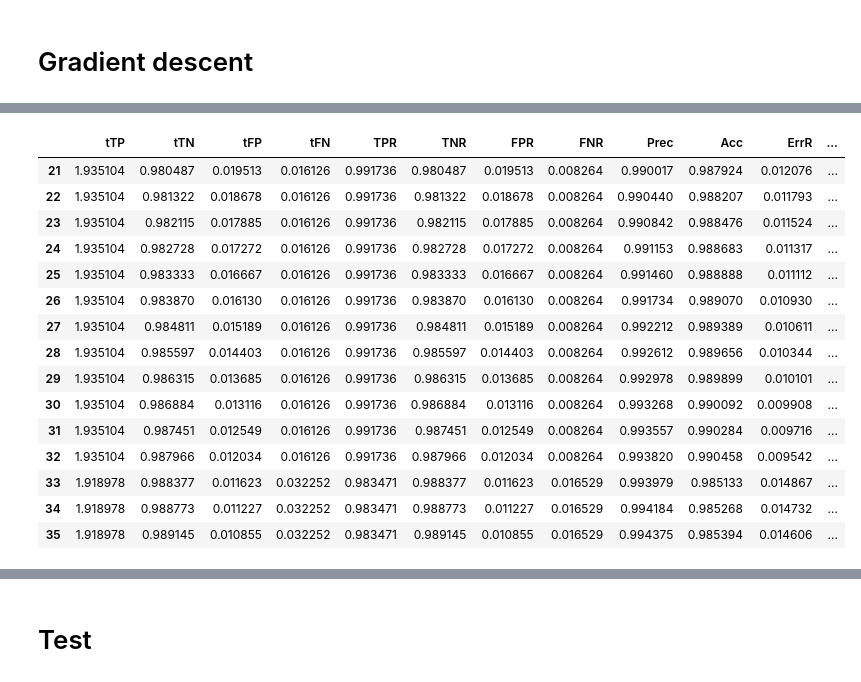
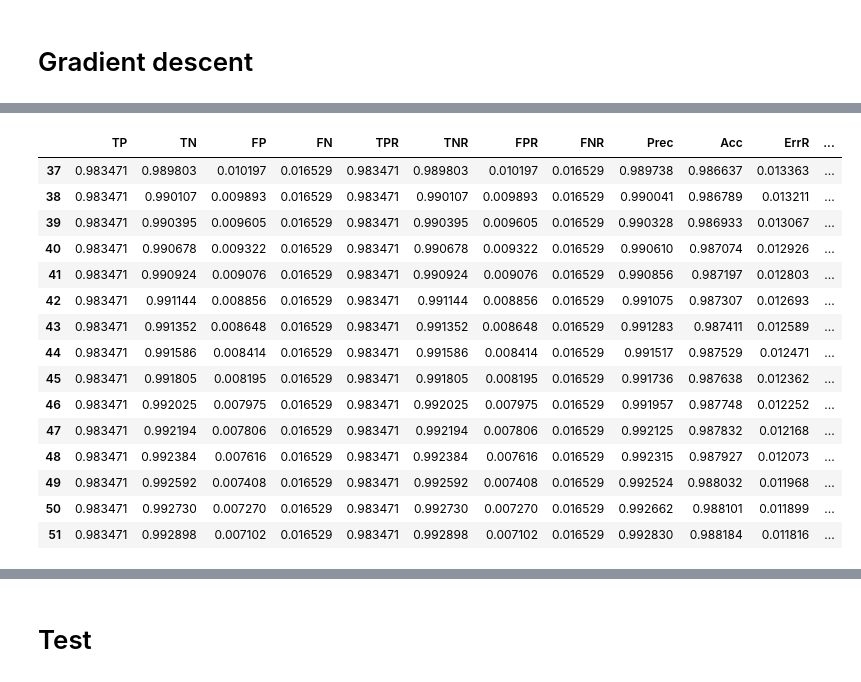
Before and after one commit to mgendr/CTU_13_Supervision_Des_Systemes, a Jupyter notebook: Find_Anomaly_thresh.ipynb, the cells around one changed output, grey strips where cells are left out. Drawn from its saved outputs; the diff is of its cells as text; code cells hidden in the pictures.

```diff
--- a/Find_Anomaly_thresh.ipynb
+++ b/Find_Anomaly_thresh.ipynb
@@ -212,11 +227,15 @@ clf.coef_, clf.intercept_
 # %% [markdown]
 # Gradient descent
 # %%
-def compute_metrics(data,threshold, window = 5) :
+def compute_metrics(data,threshold, window = 5, consider_window_correc = False) :
     #don't know if we have to consider the entire df
 
-    alpha = 0.01
-    correc_func = np.exp(-alpha * window)+1
+    if consider_window_correc :
+        alpha = 0.01
+        correc_func = np.exp(-alpha * window)+1
+    else :
+        correc_func = 1
+
 
     tTP= []
     tTN = []
@@ -313,22 +332,24 @@ plt.legend(legend)
 # %%
+
 metrics_df = pd.DataFrame.from_records(list_metrics)
+metrics_df.rename(columns = {"tTP":"TP", "tTN":"TN", "tFP":"FP", "tFN":"FN"}, inplace = True)
 metrics_df["thresholds"] = thresholds
-selected = metrics_df[metrics_df.tFP<0.02]
-selected.sort_values(by = ["tTP", "thresholds"], ascending = [False, True]).head(15)
+selected = metrics_df[metrics_df.FP<0.0105]
+selected.sort_values(by = ["TP", "thresholds"], ascending = [False, True]).head(15)
 # %% [output]
-|  | tTP | tTN | tFP | tFN | TPR | TNR | FPR | FNR | Prec | Acc | ErrR | ... |
-| 21 | 1.935104 | 0.980487 | 0.019513 | 0.016126 | 0.991736 | 0.980487 | 0.019513 | 0.008264 | 0.990017 | 0.987924 | 0.012076 | ... |
-| 22 | 1.935104 | 0.981322 | 0.018678 | 0.016126 | 0.991736 | 0.981322 | 0.018678 | 0.008264 | 0.990440 | 0.988207 | 0.011793 | ... |
-| 23 | 1.935104 | 0.982115 | 0.017885 | 0.016126 | 0.991736 | 0.982115 | 0.017885 | 0.008264 | 0.990842 | 0.988476 | 0.011524 | ... |
-| 24 | 1.935104 | 0.982728 | 0.017272 | 0.016126 | 0.991736 | 0.982728 | 0.017272 | 0.008264 | 0.991153 | 0.988683 | 0.011317 | ... |
-| 25 | 1.935104 | 0.983333 | 0.016667 | 0.016126 | 0.991736 | 0.983333 | 0.016667 | 0.008264 | 0.991460 | 0.988888 | 0.011112 | ... |
-| 26 | 1.935104 | 0.983870 | 0.016130 | 0.016126 | 0.991736 | 0.983870 | 0.016130 | 0.008264 | 0.991734 | 0.989070 | 0.010930 | ... |
-| 27 | 1.935104 | 0.984811 | 0.015189 | 0.016126 | 0.991736 | 0.984811 | 0.015189 | 0.008264 | 0.992212 | 0.989389 | 0.010611 | ... |
-| 28 | 1.935104 | 0.985597 | 0.014403 | 0.016126 | 0.991736 | 0.985597 | 0.014403 | 0.008264 | 0.992612 | 0.989656 | 0.010344 | ... |
-| 29 | 1.935104 | 0.986315 | 0.013685 | 0.016126 | 0.991736 | 0.986315 | 0.013685 | 0.008264 | 0.992978 | 0.989899 | 0.010101 | ... |
-| 30 | 1.935104 | 0.986884 | 0.013116 | 0.016126 | 0.991736 | 0.986884 | 0.013116 | 0.008264 | 0.993268 | 0.990092 | 0.009908 | ... |
-| 31 | 1.935104 | 0.987451 | 0.012549 | 0.016126 | 0.991736 | 0.987451 | 0.012549 | 0.008264 | 0.993557 | 0.990284 | 0.009716 | ... |
-| 32 | 1.935104 | 0.987966 | 0.012034 | 0.016126 | 0.991736 | 0.987966 | 0.012034 | 0.008264 | 0.993820 | 0.990458 | 0.009542 | ... |
-| 33 | 1.918978 | 0.988377 | 0.011623 | 0.032252 | 0.983471 | 0.988377 | 0.011623 | 0.016529 | 0.993979 | 0.985133 | 0.014867 | ... |
-| 34 | 1.918978 | 0.988773 | 0.011227 | 0.032252 | 0.983471 | 0.988773 | 0.011227 | 0.016529 | 0.994184 | 0.985268 | 0.014732 | ... |
-| 35 | 1.918978 | 0.989145 | 0.010855 | 0.032252 | 0.983471 | 0.989145 | 0.010855 | 0.016529 | 0.994375 | 0.985394 | 0.014606 | ... |
+|  | TP | TN | FP | FN | TPR | TNR | FPR | FNR | Prec | Acc | ErrR | ... |
+| 37 | 0.983471 | 0.989803 | 0.010197 | 0.016529 | 0.983471 | 0.989803 | 0.010197 | 0.016529 | 0.989738 | 0.986637 | 0.013363 | ... |
+| 38 | 0.983471 | 0.990107 | 0.009893 | 0.016529 | 0.983471 | 0.990107 | 0.009893 | 0.016529 | 0.990041 | 0.986789 | 0.013211 | ... |
+| 39 | 0.983471 | 0.990395 | 0.009605 | 0.016529 | 0.983471 | 0.990395 | 0.009605 | 0.016529 | 0.990328 | 0.986933 | 0.013067 | ... |
+| 40 | 0.983471 | 0.990678 | 0.009322 | 0.016529 | 0.983471 | 0.990678 | 0.009322 | 0.016529 | 0.990610 | 0.987074 | 0.012926 | ... |
+| 41 | 0.983471 | 0.990924 | 0.009076 | 0.016529 | 0.983471 | 0.990924 | 0.009076 | 0.016529 | 0.990856 | 0.987197 | 0.012803 | ... |
+| 42 | 0.983471 | 0.991144 | 0.008856 | 0.016529 | 0.983471 | 0.991144 | 0.008856 | 0.016529 | 0.991075 | 0.987307 | 0.012693 | ... |
+| 43 | 0.983471 | 0.991352 | 0.008648 | 0.016529 | 0.983471 | 0.991352 | 0.008648 | 0.016529 | 0.991283 | 0.987411 | 0.012589 | ... |
+| 44 | 0.983471 | 0.991586 | 0.008414 | 0.016529 | 0.983471 | 0.991586 | 0.008414 | 0.016529 | 0.991517 | 0.987529 | 0.012471 | ... |
+| 45 | 0.983471 | 0.991805 | 0.008195 | 0.016529 | 0.983471 | 0.991805 | 0.008195 | 0.016529 | 0.991736 | 0.987638 | 0.012362 | ... |
+| 46 | 0.983471 | 0.992025 | 0.007975 | 0.016529 | 0.983471 | 0.992025 | 0.007975 | 0.016529 | 0.991957 | 0.987748 | 0.012252 | ... |
+| 47 | 0.983471 | 0.992194 | 0.007806 | 0.016529 | 0.983471 | 0.992194 | 0.007806 | 0.016529 | 0.992125 | 0.987832 | 0.012168 | ... |
+| 48 | 0.983471 | 0.992384 | 0.007616 | 0.016529 | 0.983471 | 0.992384 | 0.007616 | 0.016529 | 0.992315 | 0.987927 | 0.012073 | ... |
+| 49 | 0.983471 | 0.992592 | 0.007408 | 0.016529 | 0.983471 | 0.992592 | 0.007408 | 0.016529 | 0.992524 | 0.988032 | 0.011968 | ... |
+| 50 | 0.983471 | 0.992730 | 0.007270 | 0.016529 | 0.983471 | 0.992730 | 0.007270 | 0.016529 | 0.992662 | 0.988101 | 0.011899 | ... |
+| 51 | 0.983471 | 0.992898 | 0.007102 | 0.016529 | 0.983471 | 0.992898 | 0.007102 | 0.016529 | 0.992830 | 0.988184 | 0.011816 | ... |
```
Also changed, not shown: parts of 10 cells of this notebook, 1 other file.
